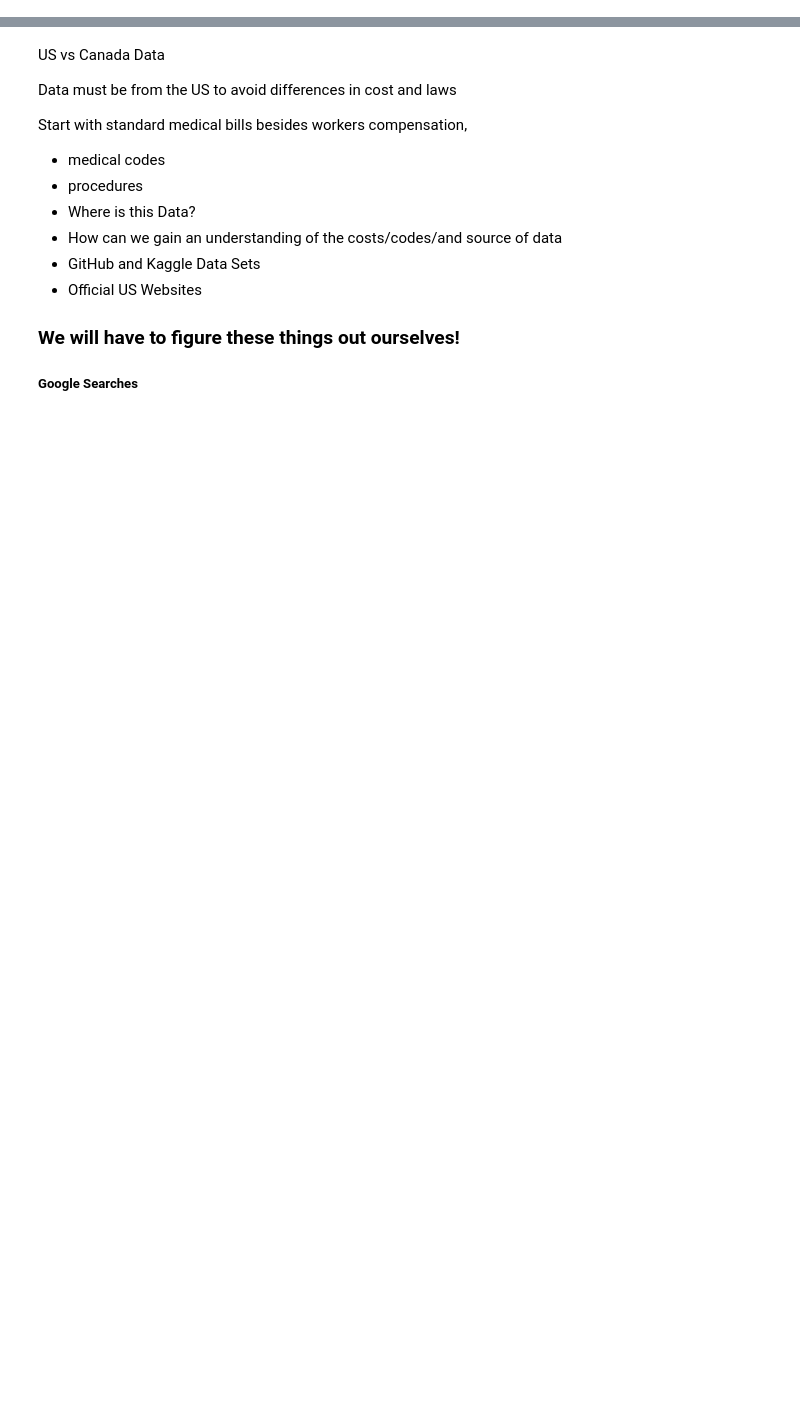
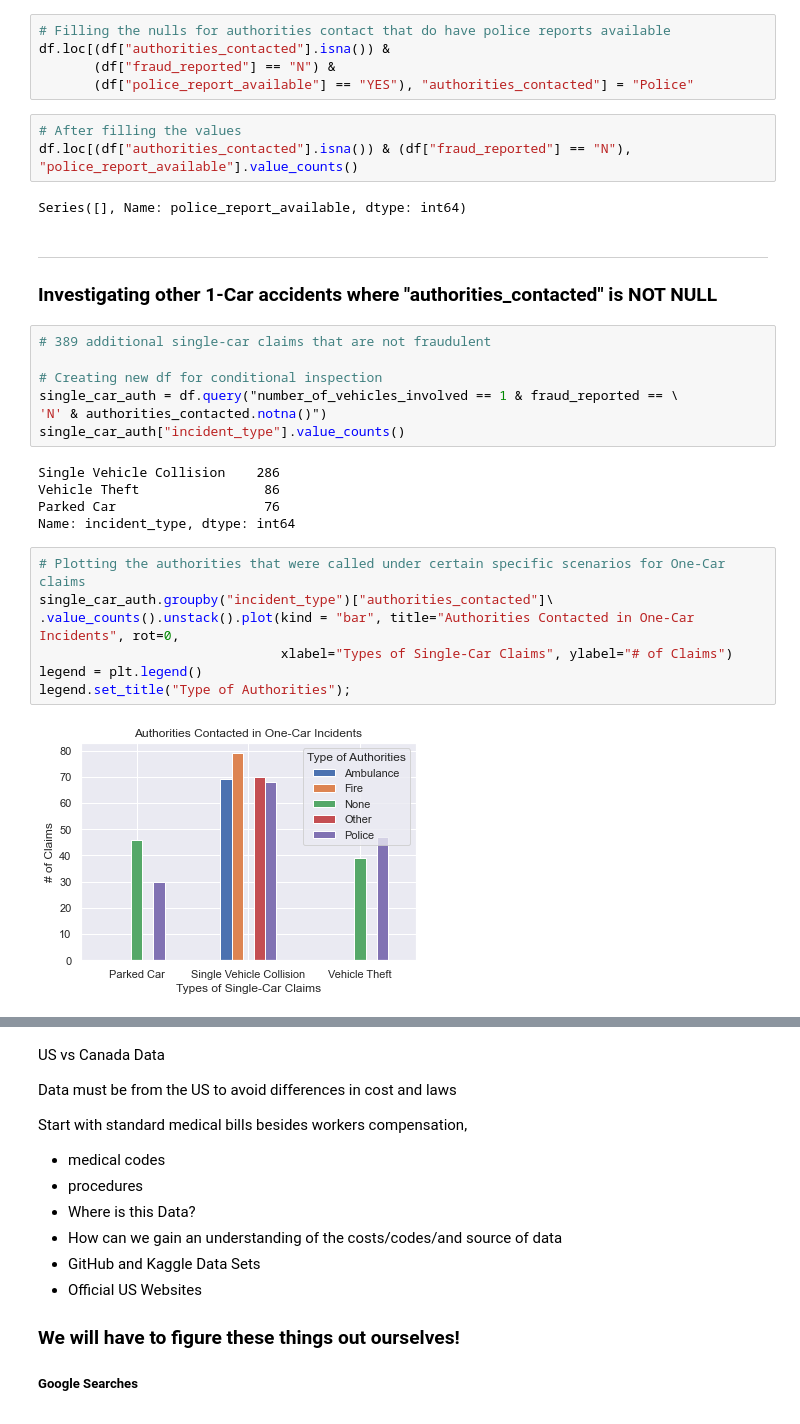
Before and after one commit to dvdhartsman/Insurance_Claims, a Jupyter notebook: Insurance_EDA.ipynb, the cells around one changed output, grey strips where cells are left out. Cells and saved outputs as stored; diff of their text form; blank space fills up the shorter version.

```diff
--- a/Insurance_EDA.ipynb
+++ b/Insurance_EDA.ipynb
@@ -31,0 +174,36 @@ memory usage: 12.0+ MB
+# %%
+# Filling the nulls for authorities contact that do have police reports available
+df.loc[(df["authorities_contacted"].isna()) &
+       (df["fraud_reported"] == "N") &
+       (df["police_report_available"] == "YES"), "authorities_contacted"] = "Police"
+# %%
+# After filling the values
+df.loc[(df["authorities_contacted"].isna()) & (df["fraud_reported"] == "N"), "police_report_available"].value_counts()
+# %% [output]
+Series([], Name: police_report_available, dtype: int64)
+# %% [markdown]
+<hr style="border:2px solid blue">
+
+
+### Investigating other 1-Car accidents where "authorities_contacted" is NOT NULL
+# %%
+# 389 additional single-car claims that are not fraudulent
+
+# Creating new df for conditional inspection
+single_car_auth = df.query("number_of_vehicles_involved == 1 & fraud_reported == \
+'N' & authorities_contacted.notna()")
+single_car_auth["incident_type"].value_counts()
+# %% [output]
+Single Vehicle Collision    286
+Vehicle Theft                86
+Parked Car                   76
+Name: incident_type, dtype: int64
+# %%
+# Plotting the authorities that were called under certain specific scenarios for One-Car claims
+single_car_auth.groupby("incident_type")["authorities_contacted"]\
+.value_counts().unstack().plot(kind = "bar", title="Authorities Contacted in One-Car Incidents", rot=0,
+                               xlabel="Types of Single-Car Claims", ylabel="# of Claims")
+legend = plt.legend()
+legend.set_title("Type of Authorities");
+# %% [output]
+[figure, added]
```
Also changed, not shown: parts of 42 cells of this notebook.
